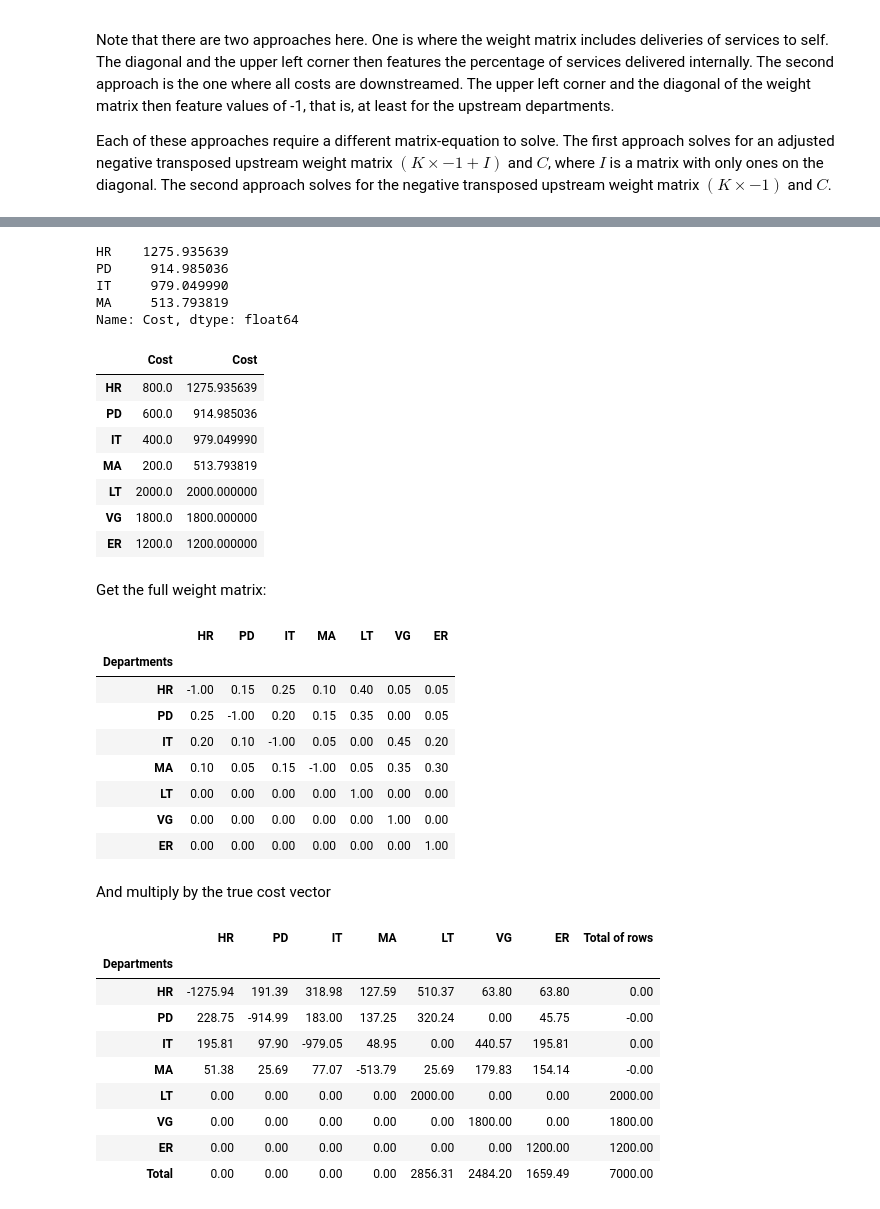
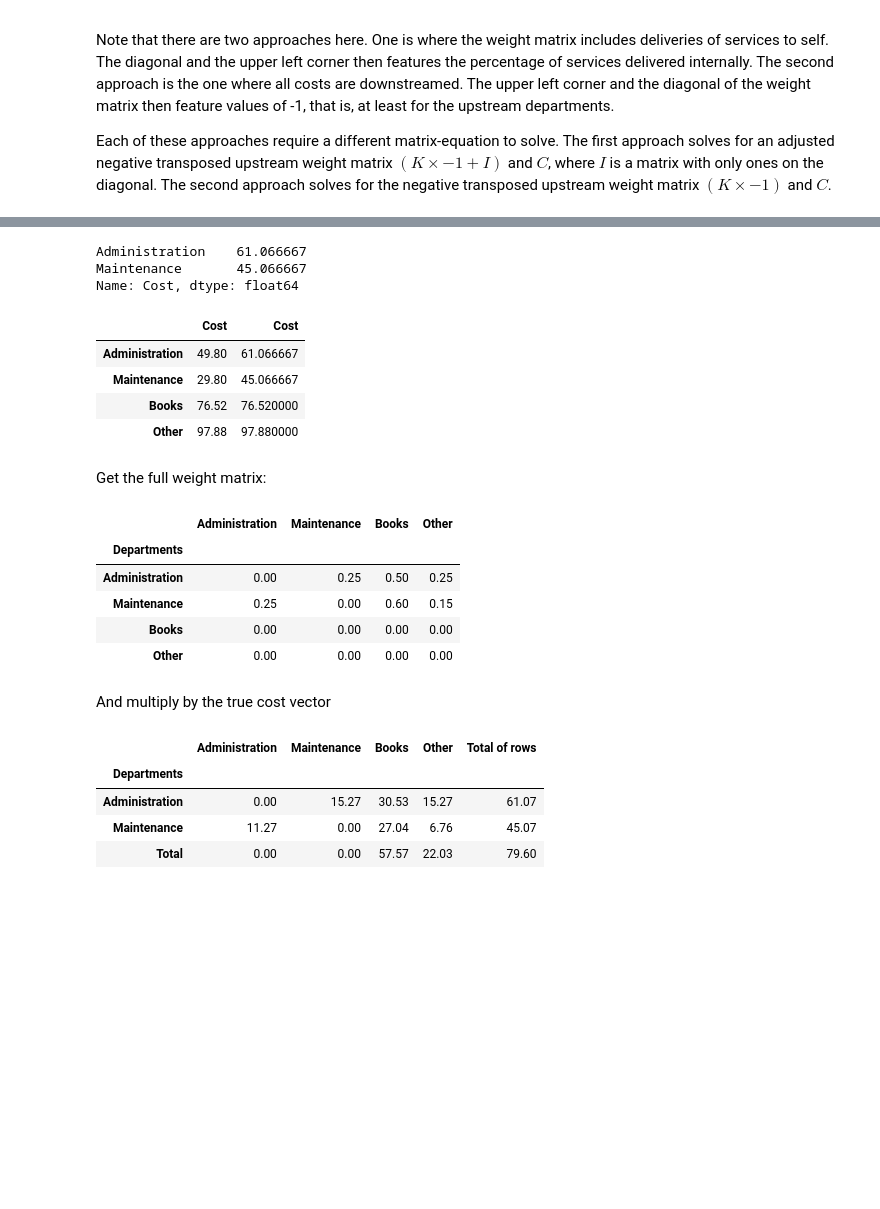
Before and after one commit to blucap/mmpa502, a Jupyter notebook: step_down.ipynb, the cells around one changed output, grey strips where cells are left out. Drawn from its saved outputs; the diff is of its cells as text; code cells hidden in the pictures; blank space fills up the shorter version.

Commit message:
updated step down and other files

```diff
--- a/step_down.ipynb
+++ b/step_down.ipynb
@@ -119,0 +110,17 @@ dfs.style.pipe(make_pretty)
+# %%
+# Example lake_country
+dfs = pd.read_csv("lake_country.csv").rename(columns={'Unnamed: 0': "Departments"}).set_index("Departments")
+
+# Rescale to eliminate self-service allocations (skip Cost row)
+for dept in dfs.index:
+    if dept == 'Cost':
+        continue
+    self_pct = dfs.loc[dept, dept]
+    if self_pct > 0:
+        dfs.loc[dept, :] = dfs.loc[dept, :] / (1 - self_pct)
+        dfs.loc[dept, dept] = 0
+
+upstream = ['Administration','Maintenance']
+downstream = ['Books', 'Other']
+dept_names = upstream + downstream
+dfs.style.pipe(make_pretty)
@@ -423,59 +404,48 @@ M
 # %%
 # Solve M and cost
 df_reci = pd.Series(np.linalg.solve(M, df_cost[upstream]), index=upstream, name="Cost")
+df_reci.to_clipboard()
 df_reci
 # %% [output]
-HR    1275.935639
-PD     914.985036
-IT     979.049990
-MA     513.793819
+Administration    61.066667
+Maintenance       45.066667
 Name: Cost, dtype: float64
 # %%
 # compare original and true cost
-
 df_reci_cost = pd.concat([df_reci, df_cost[downstream]])
 pd.concat([df_cost, df_reci_cost], axis=1)
 # %% [output]
 |  | Cost | Cost |
-| HR | 800.0 | 1275.935639 |
-| PD | 600.0 | 914.985036 |
-| IT | 400.0 | 979.049990 |
-| MA | 200.0 | 513.793819 |
-| LT | 2000.0 | 2000.000000 |
-| VG | 1800.0 | 1800.000000 |
-| ER | 1200.0 | 1200.000000 |
+| Administration | 49.80 | 61.066667 |
+| Maintenance | 29.80 | 45.066667 |
+| Books | 76.52 | 76.520000 |
+| Other | 97.88 | 97.880000 |
 # %% [markdown]
 Get the full weight matrix:
 # %%
 df_wght_matrix = dfs[dept_names].loc[dept_names]
-df_wght_matrix
+df_wght_matrix.to_clipboard()
+df_wght_matrix.style.pipe(make_pretty)
 # %% [output]
-|  | HR | PD | IT | MA | LT | VG | ER |
-| Departments |  |  |  |  |  |  |  |
-| HR | -1.00 | 0.15 | 0.25 | 0.10 | 0.40 | 0.05 | 0.05 |
-| PD | 0.25 | -1.00 | 0.20 | 0.15 | 0.35 | 0.00 | 0.05 |
-| IT | 0.20 | 0.10 | -1.00 | 0.05 | 0.00 | 0.45 | 0.20 |
-| MA | 0.10 | 0.05 | 0.15 | -1.00 | 0.05 | 0.35 | 0.30 |
-| LT | 0.00 | 0.00 | 0.00 | 0.00 | 1.00 | 0.00 | 0.00 |
-| VG | 0.00 | 0.00 | 0.00 | 0.00 | 0.00 | 1.00 | 0.00 |
-| ER | 0.00 | 0.00 | 0.00 | 0.00 | 0.00 | 0.00 | 1.00 |
+|  | Administration | Maintenance | Books | Other |
+| Departments |  |  |  |  |
+| Administration | 0.00 | 0.25 | 0.50 | 0.25 |
+| Maintenance | 0.25 | 0.00 | 0.60 | 0.15 |
+| Books | 0.00 | 0.00 | 0.00 | 0.00 |
+| Other | 0.00 | 0.00 | 0.00 | 0.00 |
 # %% [markdown]
 And multiply by the true cost vector
 # %%
 df_reciprocal = df_wght_matrix.mul(df_reci_cost, axis=0)
 df_reciprocal = total_allocations(df_reciprocal, upstream)
+df_reciprocal.mul(1000).to_clipboard
 df_reciprocal.style.pipe(make_prettier)
 # %% [output]
-|  | HR | PD | IT | MA | LT | VG | ER | Total of rows |
-| Departments |  |  |  |  |  |  |  |  |
-| HR | -1275.94 | 191.39 | 318.98 | 127.59 | 510.37 | 63.80 | 63.80 | 0.00 |
-| PD | 228.75 | -914.99 | 183.00 | 137.25 | 320.24 | 0.00 | 45.75 | -0.00 |
-| IT | 195.81 | 97.90 | -979.05 | 48.95 | 0.00 | 440.57 | 195.81 | 0.00 |
-| MA | 51.38 | 25.69 | 77.07 | -513.79 | 25.69 | 179.83 | 154.14 | -0.00 |
-| LT | 0.00 | 0.00 | 0.00 | 0.00 | 2000.00 | 0.00 | 0.00 | 2000.00 |
-| VG | 0.00 | 0.00 | 0.00 | 0.00 | 0.00 | 1800.00 | 0.00 | 1800.00 |
-| ER | 0.00 | 0.00 | 0.00 | 0.00 | 0.00 | 0.00 | 1200.00 | 1200.00 |
-| Total | 0.00 | 0.00 | 0.00 | 0.00 | 2856.31 | 2484.20 | 1659.49 | 7000.00 |
+|  | Administration | Maintenance | Books | Other | Total of rows |
+| Departments |  |  |  |  |  |
+| Administration | 0.00 | 15.27 | 30.53 | 15.27 | 61.07 |
+| Maintenance | 11.27 | 0.00 | 27.04 | 6.76 | 45.07 |
+| Total | 0.00 | 0.00 | 57.57 | 22.03 | 79.60 |
 # %%
 df_step_down.style.pipe(make_prettier)
 # %% [output]
```
Also changed, not shown: parts of 21 cells of this notebook, 3 other files.
